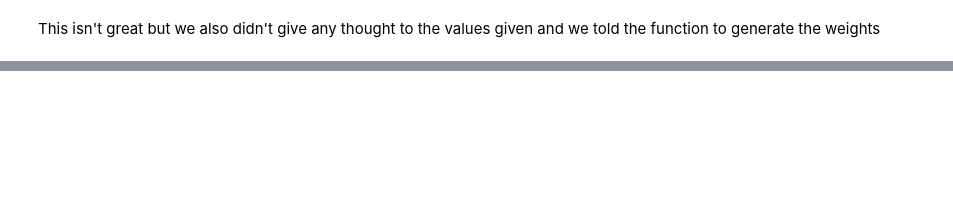
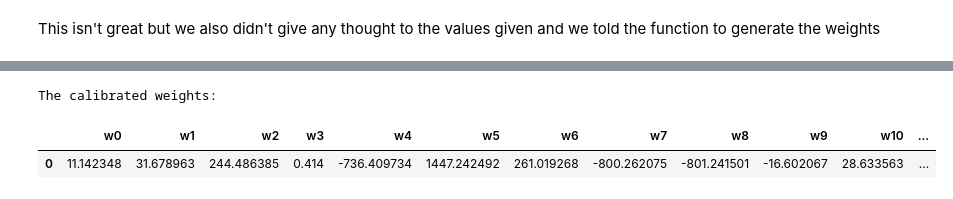
Before and after one commit to Ido-Studies/DSIP-Final-Project, a Jupyter notebook: src/Machine Learning/Machine_Learning_Part-DSIP_Concluding_Assignment.ipynb, the cells around one changed output, grey strips where cells are left out. Drawn from its saved outputs; the diff is of its cells as text; code cells hidden in the pictures; blank space fills up the shorter version.

```diff
--- a/src/Machine Learning/Machine_Learning_Part-DSIP_Concluding_Assignment.ipynb
+++ b/src/Machine Learning/Machine_Learning_Part-DSIP_Concluding_Assignment.ipynb
@@ -2318,0 +2090,10 @@ def plotCEtrain():
+# %%
+#
+def get_wlogs_dataframe(wlogs) -> pd.DataFrame:
+    if wlogs.ndim == 1:
+        wlogs = np.atleast_2d(wlogs)
+    return pd.DataFrame(wlogs, columns=[f'w{i}' for i in range(wlogs.shape[1])])
+
+#
+def accuracy_for_wlogs(wlogs, X, Y, threshold: float=0.5):
+    return np.array([classify_and_calc_accuracy(w_log, X, Y, threshold)[1] for w_log in wlogs])
@@ -2318,0 +2259,11 @@ def plotCEtrain():
+# %%
+a = 0.001
+T = 100
+W = generate_weights(x_train.shape[1]) # Will preduce an all zeros W
+calibrated_W, Wlogs = gradient_descent_with_log(a, T, W, x_train, y_train)
+print("The calibrated weights:")
+get_wlogs_dataframe(calibrated_W)
+# %% [output]
+The calibrated weights:
+|  | w0 | w1 | w2 | w3 | w4 | w5 | w6 | w7 | w8 | w9 | w10 | ... |
+| 0 | 11.142348 | 31.678963 | 244.486385 | 0.414 | -736.409734 | 1447.242492 | 261.019268 | -800.262075 | -801.241501 | -16.602067 | 28.633563 | ... |
```
Also changed, not shown: parts of 49 cells of this notebook.
